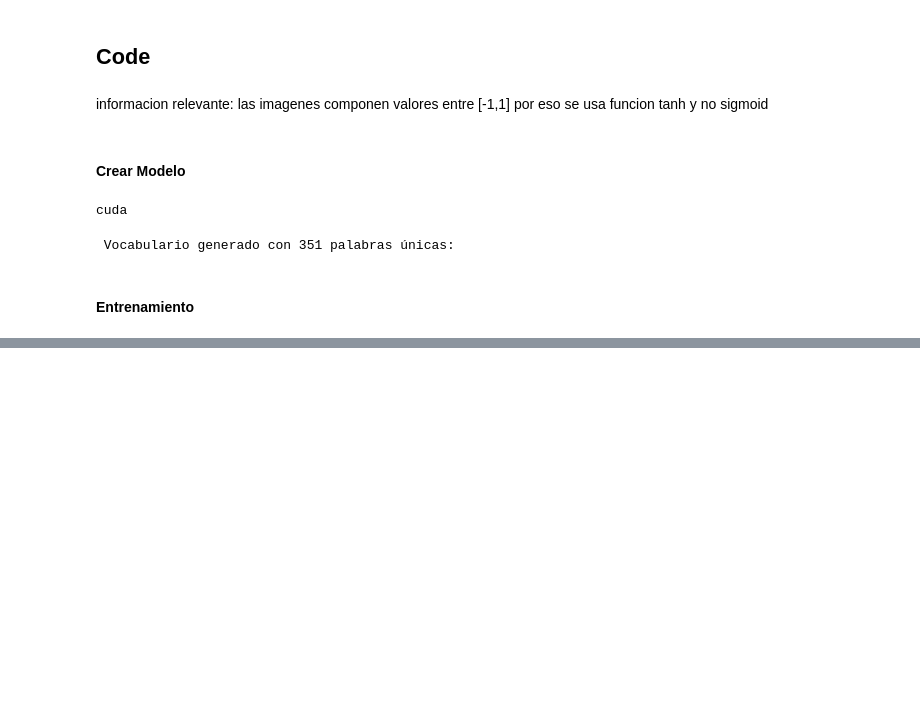
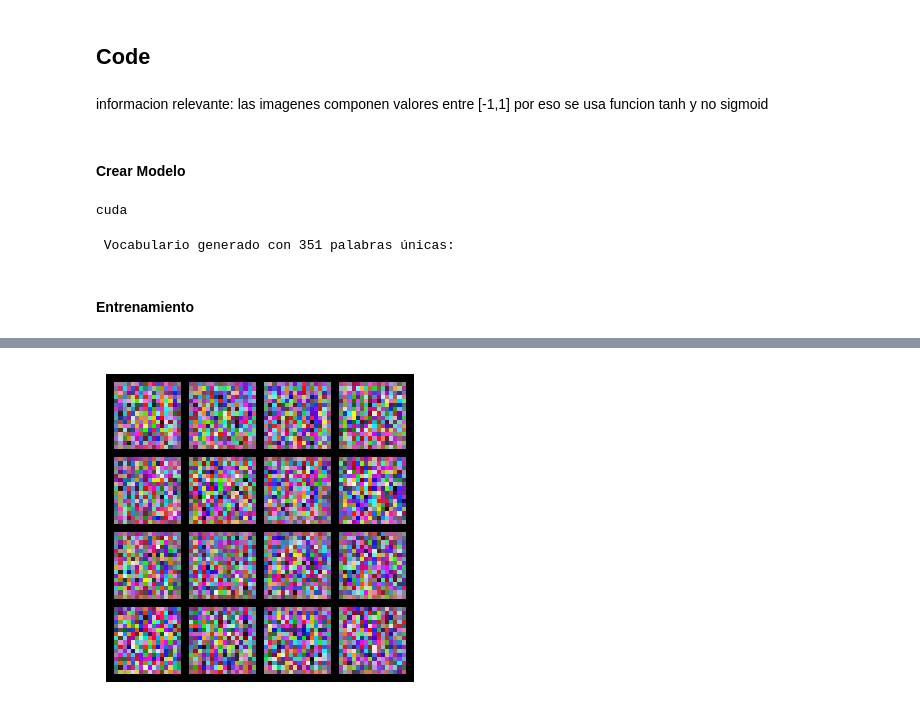
Before and after one commit to Alvarofp537/PCD, a Jupyter notebook: GAN_mine.ipynb, the cells around one changed output, grey strips where cells are left out. Cells and saved outputs as stored; diff of their text form; code cells hidden in the pictures; blank space fills up the shorter version.

```diff
--- a/GAN_mine.ipynb
+++ b/GAN_mine.ipynb
@@ -261,0 +196,89 @@ print("✅ Modelos guardados.")
+# %%
+import torch
+import torch.nn as nn
+import torch.optim as optim
+from torch.utils.data import DataLoader
+import torchvision.utils as vutils
+
+# --- Hiperparámetros ---
+batch_size = 64
+nz = 100             # tamaño del vector latente z
+embed_dim = 100      # dimensión del embedding textual
+lr = 0.0002
+beta1 = 0.5
+num_epochs = 200
+device = torch.device("cuda" if torch.cuda.is_available() else "cpu")
+
+# --- Preparar dataset ---
+dataset = MinecraftDataset(df.to_dict(orient="records"), image_size=16, augment=True)
+dataloader = DataLoader(dataset, batch_size=batch_size, shuffle=True, num_workers=0)
+
+# --- Construir embeddings, generator y discriminator ---
+vocab = TextEmbedding.build_vocab(df['label'])
+text_embedding = TextEmbedding(vocab, embed_dim=embed_dim).to(device)
+
+netG = Generator(nz=nz, embed_dim=embed_dim).to(device)
+netD = Discriminator(embed_dim=embed_dim).to(device)
+
+criterion = nn.BCELoss()
+optimizerD = optim.Adam(netD.parameters(), lr=lr, betas=(beta1, 0.999))
+optimizerG = optim.Adam(netG.parameters(), lr=lr, betas=(beta1, 0.999))
+
+# --- Etiquetas reales y falsas ---
+real_label = 1.
+fake_label = 0.
+
+# --- Entrenamiento ---
+for epoch in range(num_epochs):
+    for i, (imgs, labels) in enumerate(dataloader):
+        imgs = imgs.to(device)
+        labels = list(labels)
+        cond_emb = text_embedding(labels)
+
+        # --- Entrenar Discriminador ---
+        netD.zero_grad()
+        b_size = imgs.size(0)
+
+        # real images
+        label_real = torch.full((b_size,), real_label, dtype=torch.float, device=device)
+        output = netD(imgs, cond_emb)
+        lossD_real = criterion(output, label_real)
+        lossD_real.backward(retain_graph=True)
+
+
+        # fake images
+        noise = torch.randn(b_size, nz, device=device)
+        fake_imgs = netG(noise, cond_emb)
+        label_fake = torch.full((b_size,), fake_label, dtype=torch.float, device=device)
+        output = netD(fake_imgs.detach(), cond_emb)
+        lossD_fake = criterion(output, label_fake)
+        lossD_fake.backward(retain_graph=True)
+
+        optimizerD.step()
+        lossD = lossD_real + lossD_fake
+
+        # --- Entrenar Generator ---
+        netG.zero_grad()
+        label_gen = torch.full((b_size,), real_label, dtype=torch.float, device=device)
+        output = netD(fake_imgs, cond_emb)
+        lossG = criterion(output, label_gen)
+        lossG.backward()
+        optimizerG.step()
+
+        if i % 100 == 0:
+            print(f"[{epoch}/{num_epochs}][{i}/{len(dataloader)}] "
+                  f"Loss_D: {lossD.item():.4f} Loss_G: {lossG.item():.4f}")
+
+    # --- Guardar imágenes de ejemplo ---
+    with torch.no_grad():
+        fixed_noise = torch.randn(16, nz, device=device)
+        sample_labels = df['label'].iloc[:16].tolist()
+        cond_emb = text_embedding(sample_labels)
+        fake = netG(fixed_noise, cond_emb)
+        fake = (fake + 1) / 2  # desnormalizar
+        grid = vutils.make_grid(fake, nrow=4)
+        plt.figure(figsize=(4,4))
+        plt.imshow(grid.permute(1, 2, 0).cpu())
+        plt.axis("off")
+        plt.show()
+# %% [output]
@@ -261,0 +286 @@ print("✅ Modelos guardados.")
+[figure, added]
```
Also changed, not shown: parts of 6 cells of this notebook.
